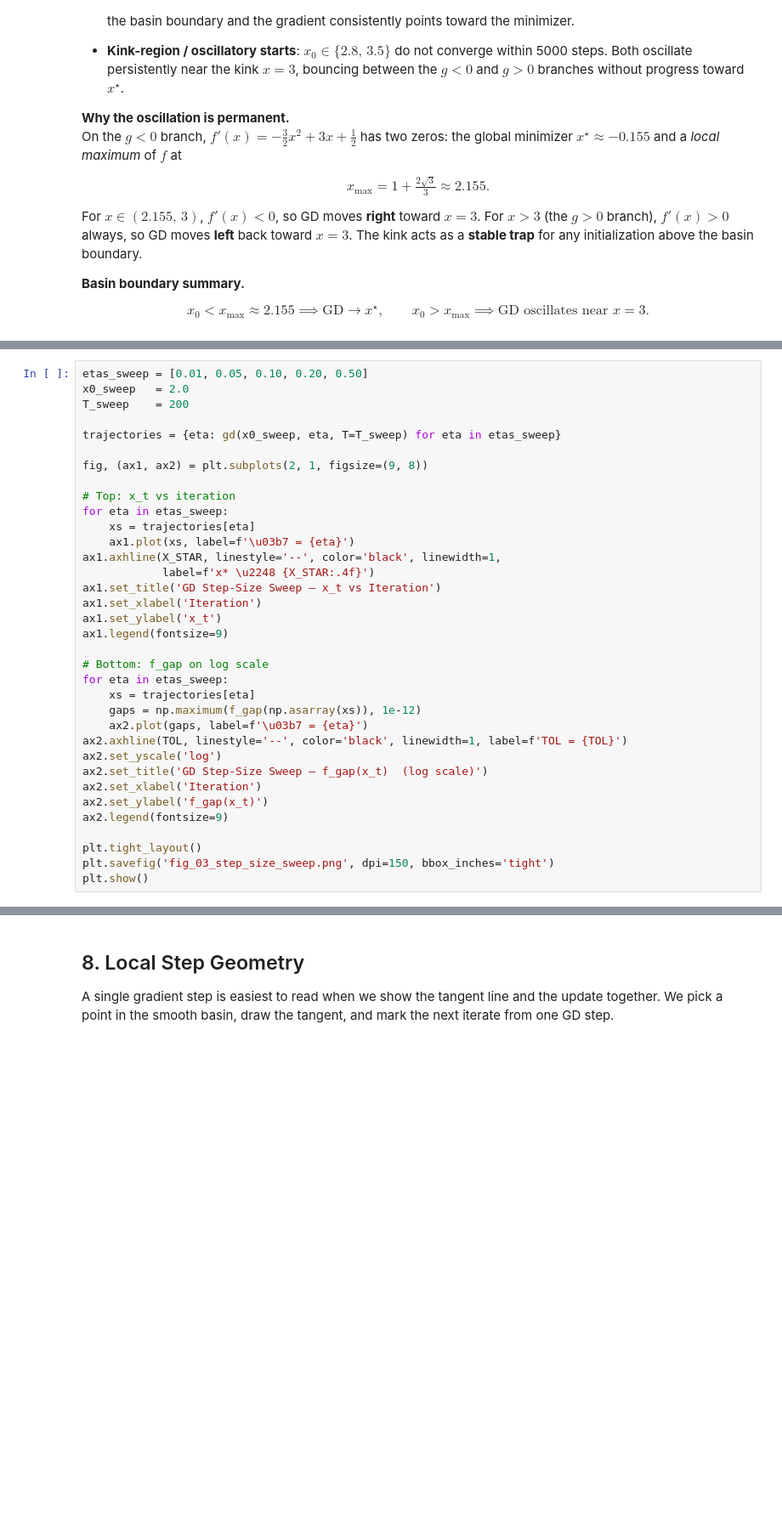
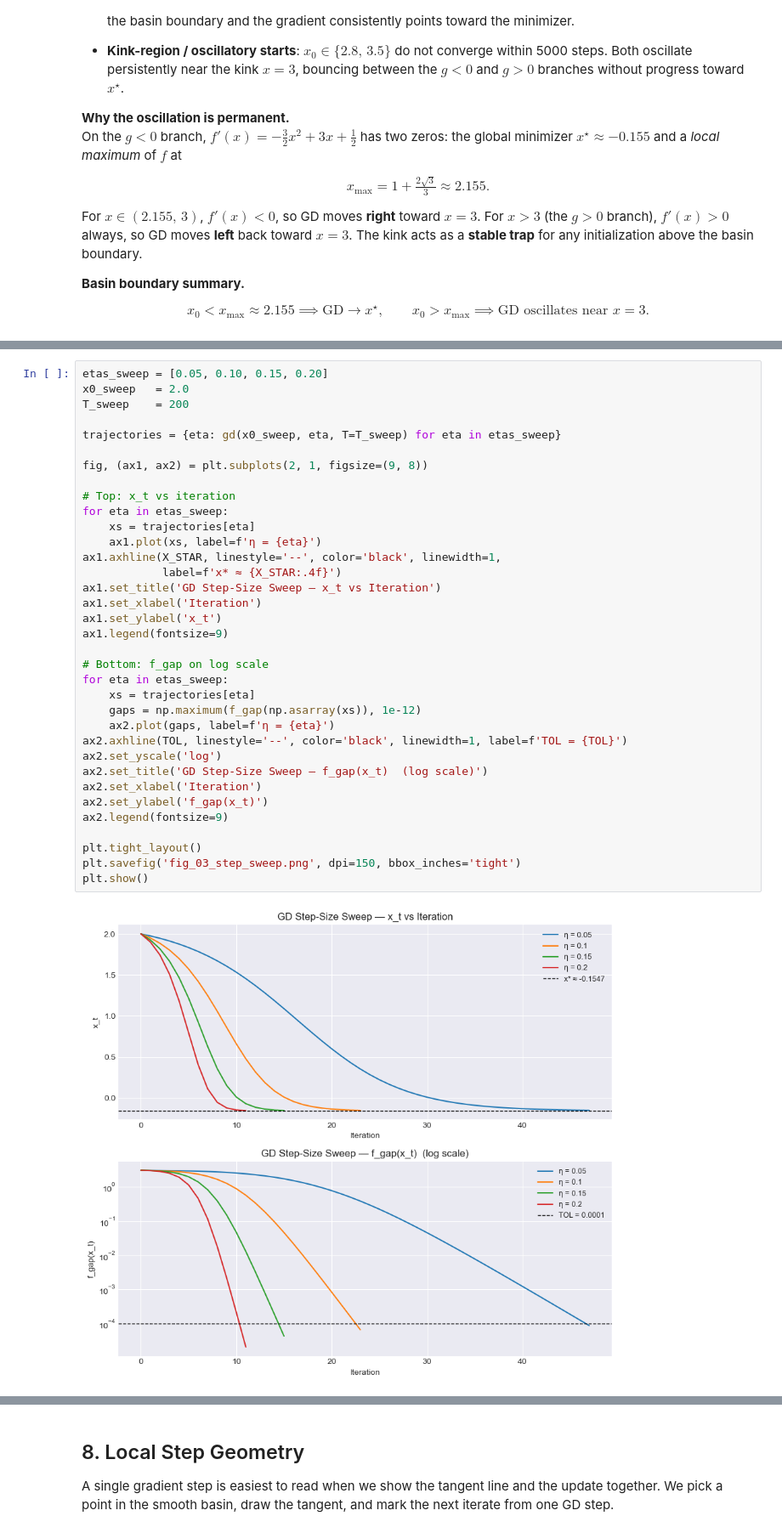
Before and after one commit to FranQuant/the-ai-engineer, a Jupyter notebook: capstones/week01_gd_optimization/gd_capstone.ipynb, the cells around one changed output, grey strips where cells are left out. Shown at 85% size. Saved outputs shown, nothing was run; the diff lists cells and outputs as text; blank space fills up the shorter version.

```diff
--- a/capstones/week01_gd_optimization/gd_capstone.ipynb
+++ b/capstones/week01_gd_optimization/gd_capstone.ipynb
@@ -250,35 +331,37 @@ $$x_0 < x_{\text{max}} \approx 2.155 \implies \text{GD} \to x^\star, \qquad x_0
 # %%
-etas_sweep = [0.01, 0.05, 0.10, 0.20, 0.50]
+etas_sweep = [0.05, 0.10, 0.15, 0.20]
 x0_sweep   = 2.0
 T_sweep    = 200
 
 trajectories = {eta: gd(x0_sweep, eta, T=T_sweep) for eta in etas_sweep}
 
 fig, (ax1, ax2) = plt.subplots(2, 1, figsize=(9, 8))
 
 # Top: x_t vs iteration
 for eta in etas_sweep:
     xs = trajectories[eta]
-    ax1.plot(xs, label=f'\u03b7 = {eta}')
+    ax1.plot(xs, label=f'η = {eta}')
 ax1.axhline(X_STAR, linestyle='--', color='black', linewidth=1,
-            label=f'x* \u2248 {X_STAR:.4f}')
+            label=f'x* ≈ {X_STAR:.4f}')
 ax1.set_title('GD Step-Size Sweep — x_t vs Iteration')
 ax1.set_xlabel('Iteration')
 ax1.set_ylabel('x_t')
 ax1.legend(fontsize=9)
 
 # Bottom: f_gap on log scale
 for eta in etas_sweep:
     xs = trajectories[eta]
     gaps = np.maximum(f_gap(np.asarray(xs)), 1e-12)
-    ax2.plot(gaps, label=f'\u03b7 = {eta}')
+    ax2.plot(gaps, label=f'η = {eta}')
 ax2.axhline(TOL, linestyle='--', color='black', linewidth=1, label=f'TOL = {TOL}')
 ax2.set_yscale('log')
 ax2.set_title('GD Step-Size Sweep — f_gap(x_t)  (log scale)')
 ax2.set_xlabel('Iteration')
 ax2.set_ylabel('f_gap(x_t)')
 ax2.legend(fontsize=9)
 
 plt.tight_layout()
-plt.savefig('fig_03_step_size_sweep.png', dpi=150, bbox_inches='tight')
+plt.savefig('fig_03_step_sweep.png', dpi=150, bbox_inches='tight')
 plt.show()
+# %% [output]
+[figure, added]
```
Also changed, not shown: parts of 18 cells of this notebook, 2 other files.
